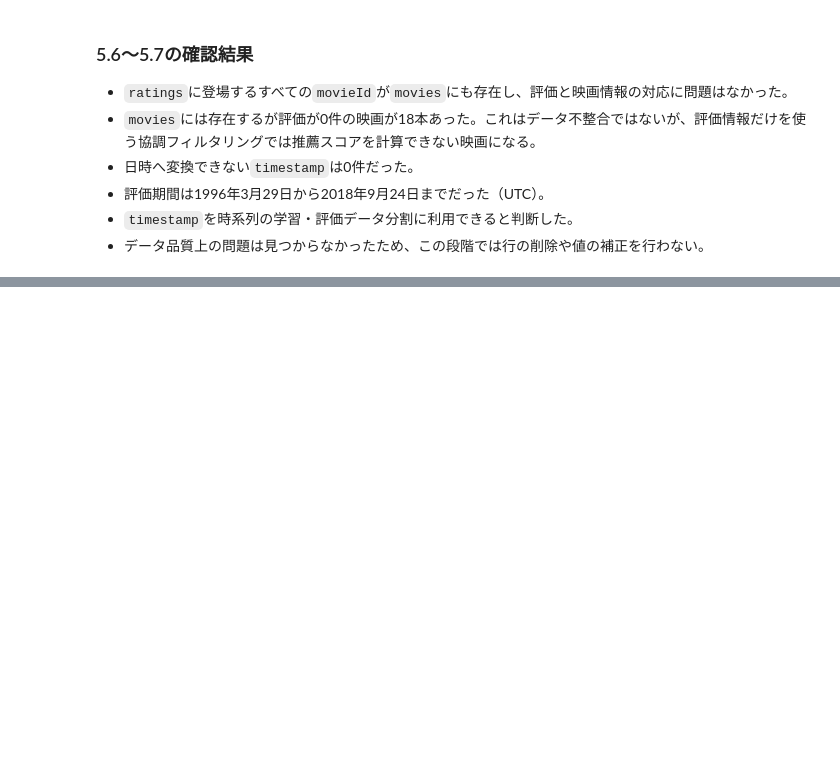
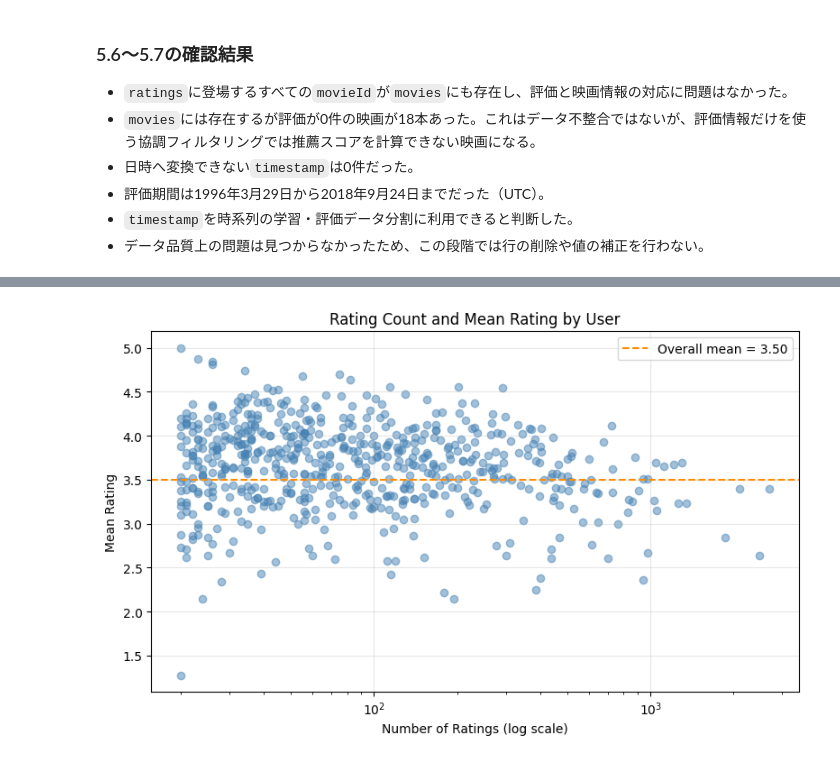
Before and after one commit to HM927/movie-recommendation-system, a Jupyter notebook: notebooks/exploration.ipynb, the cells around one changed output, grey strips where cells are left out. Cells and saved outputs as stored; diff of their text form; code cells hidden in the pictures; blank space fills up the shorter version.

```diff
--- a/notebooks/exploration.ipynb
+++ b/notebooks/exploration.ipynb
@@ -426,0 +624,22 @@ if invalid_timestamp_count > 0:
+# %%
+# 4.0以上かを表す確認用の列を追加し、ユーザーごとに集計する
+user_rating_stats = (
+    ratings.assign(
+        is_positive=ratings["rating"] >= positive_rating_threshold
+    )
+    .groupby("userId")
+    .agg(
+        rating_count=("rating", "count"),
+        rating_mean=("rating", "mean"),
+        positive_rating_count=("is_positive", "sum"),
+    )
+)
+
+# ユーザー別統計の分布を要約する
+user_rating_summary = user_rating_stats.describe().round(2)
+rating_count_mean_correlation = user_rating_stats["rating_count"].corr(
+    user_rating_stats["rating_mean"]
+)
+
+display(user_rating_summary)
+print(f"評価件数と平均評価の相関係数: {rating_count_mean_correlation:.3f}")
@@ -426,0 +741,25 @@ if invalid_timestamp_count > 0:
+# %%
+fig, ax = plt.subplots(figsize=(8, 5))
+ax.scatter(
+    user_rating_stats["rating_count"],
+    user_rating_stats["rating_mean"],
+    alpha=0.5,
+    color="steelblue",
+)
+ax.axhline(
+    rating_mean,
+    color="darkorange",
+    linestyle="--",
+    label=f"Overall mean = {rating_mean:.2f}",
+)
+ax.set_xscale("log")
+ax.set_title("Rating Count and Mean Rating by User")
+ax.set_xlabel("Number of Ratings (log scale)")
+ax.set_ylabel("Mean Rating")
+ax.grid(alpha=0.3)
+ax.legend()
+
+fig.tight_layout()
+plt.show()
+# %% [output]
+[figure, added]
```
Also changed, not shown: parts of 18 cells of this notebook.
